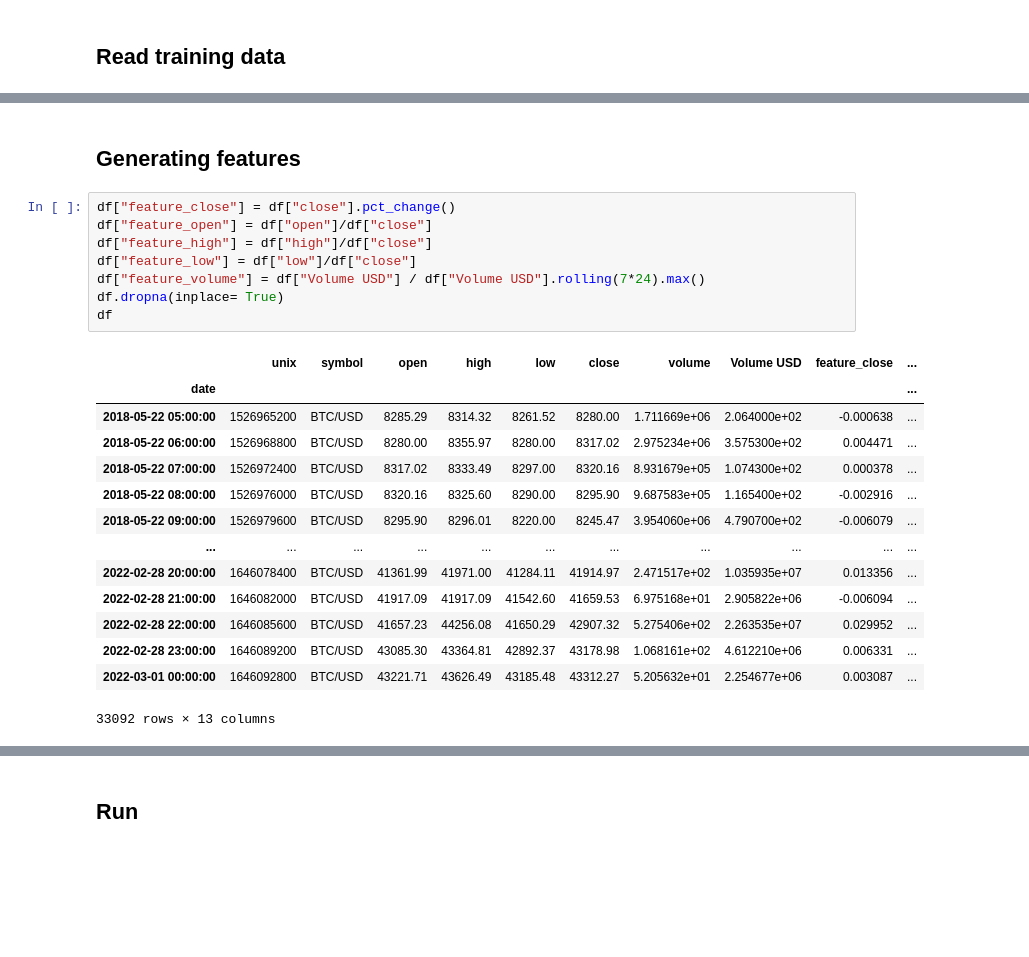
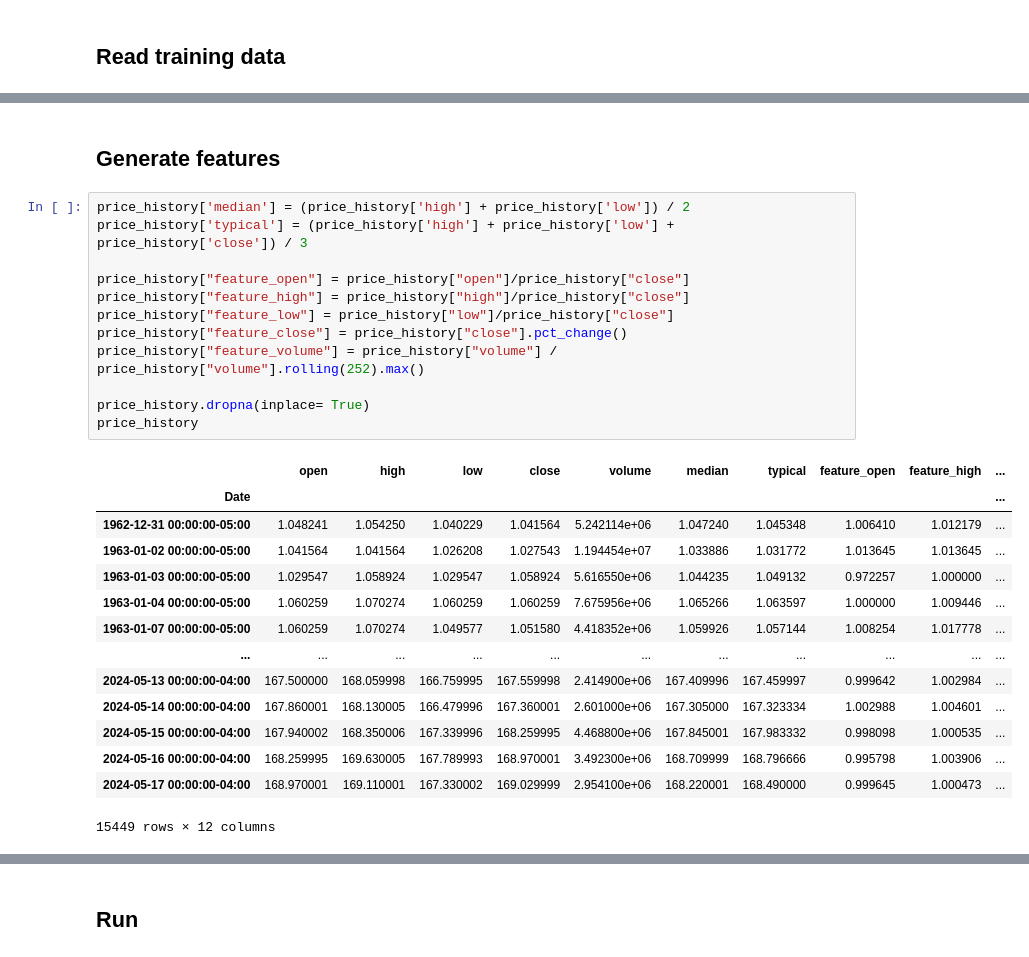
Before and after one commit to ishiyan/Proeftuin-py, a Jupyter notebook: my-env/example-environment.ipynb, the cells around one changed output, grey strips where cells are left out. Saved outputs shown, nothing was run; the diff lists cells and outputs as text; blank space fills up the shorter version.

```diff
--- a/my-env/example-environment.ipynb
+++ b/my-env/example-environment.ipynb
@@ -26,25 +35,29 @@ df
 # %% [markdown]
-## Generating features
+## Generate features
-# %%
-df["feature_close"] = df["close"].pct_change()
-df["feature_open"] = df["open"]/df["close"]
-df["feature_high"] = df["high"]/df["close"]
-df["feature_low"] = df["low"]/df["close"]
-df["feature_volume"] = df["Volume USD"] / df["Volume USD"].rolling(7*24).max()
-df.dropna(inplace= True)
-df
-# %% [output]
-|  | unix | symbol | open | high | low | close | volume | Volume USD | feature_close | ... |
-| date |  |  |  |  |  |  |  |  |  | ... |
-| 2018-05-22 05:00:00 | 1526965200 | BTC/USD | 8285.29 | 8314.32 | 8261.52 | 8280.00 | 1.711669e+06 | 2.064000e+02 | -0.000638 | ... |
-| 2018-05-22 06:00:00 | 1526968800 | BTC/USD | 8280.00 | 8355.97 | 8280.00 | 8317.02 | 2.975234e+06 | 3.575300e+02 | 0.004471 | ... |
-| 2018-05-22 07:00:00 | 1526972400 | BTC/USD | 8317.02 | 8333.49 | 8297.00 | 8320.16 | 8.931679e+05 | 1.074300e+02 | 0.000378 | ... |
-| 2018-05-22 08:00:00 | 1526976000 | BTC/USD | 8320.16 | 8325.60 | 8290.00 | 8295.90 | 9.687583e+05 | 1.165400e+02 | -0.002916 | ... |
-| 2018-05-22 09:00:00 | 1526979600 | BTC/USD | 8295.90 | 8296.01 | 8220.00 | 8245.47 | 3.954060e+06 | 4.790700e+02 | -0.006079 | ... |
-| ... | ... | ... | ... | ... | ... | ... | ... | ... | ... | ... |
-| 2022-02-28 20:00:00 | 1646078400 | BTC/USD | 41361.99 | 41971.00 | 41284.11 | 41914.97 | 2.471517e+02 | 1.035935e+07 | 0.013356 | ... |
-| 2022-02-28 21:00:00 | 1646082000 | BTC/USD | 41917.09 | 41917.09 | 41542.60 | 41659.53 | 6.975168e+01 | 2.905822e+06 | -0.006094 | ... |
-| 2022-02-28 22:00:00 | 1646085600 | BTC/USD | 41657.23 | 44256.08 | 41650.29 | 42907.32 | 5.275406e+02 | 2.263535e+07 | 0.029952 | ... |
-| 2022-02-28 23:00:00 | 1646089200 | BTC/USD | 43085.30 | 43364.81 | 42892.37 | 43178.98 | 1.068161e+02 | 4.612210e+06 | 0.006331 | ... |
-| 2022-03-01 00:00:00 | 1646092800 | BTC/USD | 43221.71 | 43626.49 | 43185.48 | 43312.27 | 5.205632e+01 | 2.254677e+06 | 0.003087 | ... |
-33092 rows × 13 columns
+# %%
+price_history['median'] = (price_history['high'] + price_history['low']) / 2
+price_history['typical'] = (price_history['high'] + price_history['low'] + price_history['close']) / 3
+
+price_history["feature_open"] = price_history["open"]/price_history["close"]
+price_history["feature_high"] = price_history["high"]/price_history["close"]
+price_history["feature_low"] = price_history["low"]/price_history["close"]
+price_history["feature_close"] = price_history["close"].pct_change()
+price_history["feature_volume"] = price_history["volume"] / price_history["volume"].rolling(252).max()
+
+price_history.dropna(inplace= True)
+price_history
+# %% [output]
+|  | open | high | low | close | volume | median | typical | feature_open | feature_high | ... |
+| Date |  |  |  |  |  |  |  |  |  | ... |
+| 1962-12-31 00:00:00-05:00 | 1.048241 | 1.054250 | 1.040229 | 1.041564 | 5.242114e+06 | 1.047240 | 1.045348 | 1.006410 | 1.012179 | ... |
+| 1963-01-02 00:00:00-05:00 | 1.041564 | 1.041564 | 1.026208 | 1.027543 | 1.194454e+07 | 1.033886 | 1.031772 | 1.013645 | 1.013645 | ... |
+| 1963-01-03 00:00:00-05:00 | 1.029547 | 1.058924 | 1.029547 | 1.058924 | 5.616550e+06 | 1.044235 | 1.049132 | 0.972257 | 1.000000 | ... |
+| 1963-01-04 00:00:00-05:00 | 1.060259 | 1.070274 | 1.060259 | 1.060259 | 7.675956e+06 | 1.065266 | 1.063597 | 1.000000 | 1.009446 | ... |
+| 1963-01-07 00:00:00-05:00 | 1.060259 | 1.070274 | 1.049577 | 1.051580 | 4.418352e+06 | 1.059926 | 1.057144 | 1.008254 | 1.017778 | ... |
+| ... | ... | ... | ... | ... | ... | ... | ... | ... | ... | ... |
+| 2024-05-13 00:00:00-04:00 | 167.500000 | 168.059998 | 166.759995 | 167.559998 | 2.414900e+06 | 167.409996 | 167.459997 | 0.999642 | 1.002984 | ... |
+| 2024-05-14 00:00:00-04:00 | 167.860001 | 168.130005 | 166.479996 | 167.360001 | 2.601000e+06 | 167.305000 | 167.323334 | 1.002988 | 1.004601 | ... |
+| 2024-05-15 00:00:00-04:00 | 167.940002 | 168.350006 | 167.339996 | 168.259995 | 4.468800e+06 | 167.845001 | 167.983332 | 0.998098 | 1.000535 | ... |
+| 2024-05-16 00:00:00-04:00 | 168.259995 | 169.630005 | 167.789993 | 168.970001 | 3.492300e+06 | 168.709999 | 168.796666 | 0.995798 | 1.003906 | ... |
+| 2024-05-17 00:00:00-04:00 | 168.970001 | 169.110001 | 167.330002 | 169.029999 | 2.954100e+06 | 168.220001 | 168.490000 | 0.999645 | 1.000473 | ... |
+15449 rows × 12 columns
```
Also changed, not shown: parts of 6 cells of this notebook, 35 other files.
